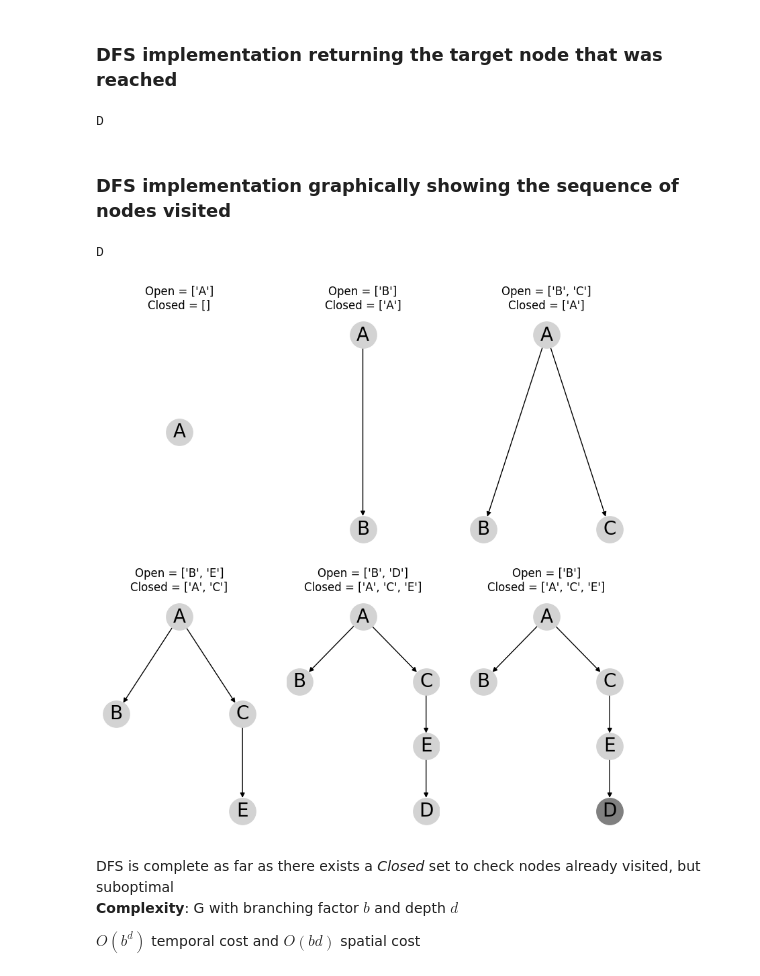
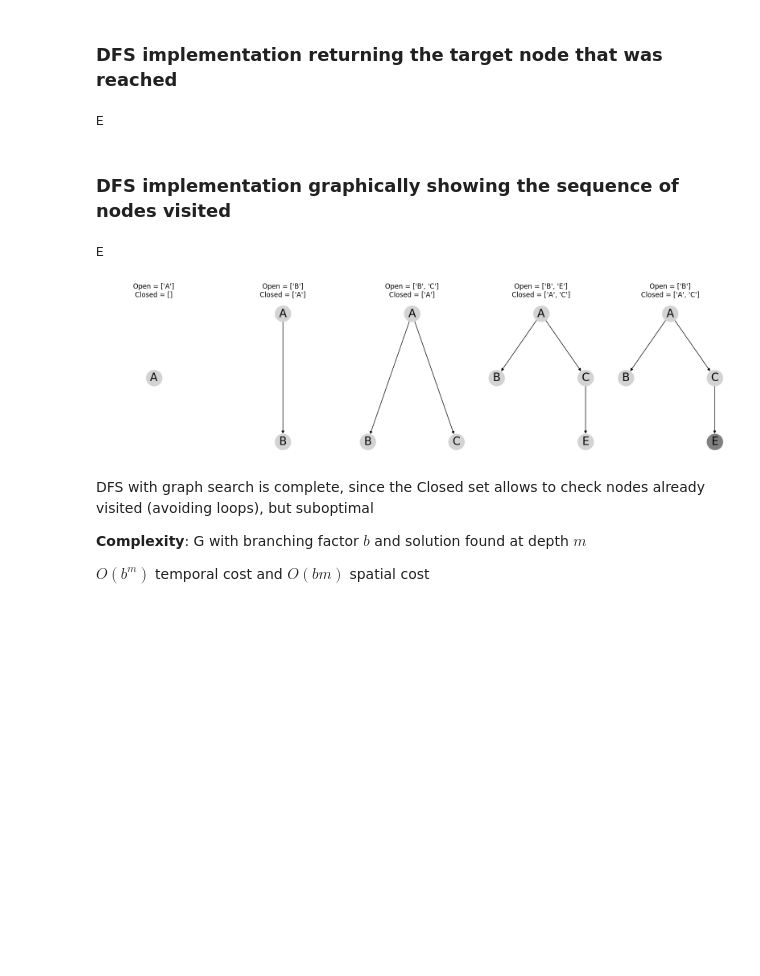
Before and after one commit to jorcisai/SIN, a Jupyter notebook: block1/search/dfs.ipynb, the cells around one changed output. Drawn from its saved outputs; the diff is of its cells as text; code cells hidden in the pictures; blank space fills up the shorter version.

Commit message:
Making clear that this version is graph search

```diff
--- a/block1/search/dfs.ipynb
+++ b/block1/search/dfs.ipynb
@@ -7,7 +7,7 @@ import networkx as nx
 #G={'A':['B','C'],'B':['D','E'],'C':['E'],'D':['E']}
 G={'A':['B','C'],'B':['A','D'],'C':['A','E'], 'D':['B','E'],'E':['C','D']}
 source='A'
-Target=['D']
+Target=['E']
 nxG=nx.DiGraph(G)
 pos_nodes = {'A': (20, 300), 'B': (10, 200), 'C': (30, 200), 'D': (10, 100), 'E': (30, 100)}
 #pos_nodes = nx.nx_agraph.pygraphviz_layout(nxG,prog='dot',root=source)
@@ -52,14 +51,14 @@ def dfs(G, source, Target):
 
 print(dfs(G,'A',Target))
 # %% [output]
-D
+E
 # %% [markdown]
 ### DFS implementation graphically showing the sequence of nodes visited
 # %%
 import matplotlib.pyplot as plt
 
-nrows=2; ncols=3
-fig, _ = plt.subplots(nrows=nrows, ncols=ncols, figsize=(10, 10))
+nrows=1; ncols=5
+fig, _ = plt.subplots(nrows=nrows, ncols=ncols, figsize=(20, 5))
 axes = iter(fig.axes)
 
 def draw_graph(DG, source, Open, Closed, target=[],):
@@ -69,37 +68,38 @@ def draw_graph(DG, source, Open, Closed, target=[],):
   pos_nodes = nx.nx_agraph.pygraphviz_layout(nxDG,prog='dot',root=source)
   nx.draw(nxDG,pos=pos_nodes, ax=ax, with_labels=True, node_color="lightgray", node_size=800, font_size=20)
   nx.draw_networkx_nodes(DG,pos=pos_nodes, nodelist=target, node_color='gray', node_size=800)
 
 # G is a graph represented as an adjancency list.
 # source is the label (string) of the source node
 # Target is the list of target nodes
 def dfs(G, source, Target):
   DG={source:[]}
   Open = [source]
   Closed = []
   draw_graph(DG, source, Open, Closed)
   while Open != []:
     node = Open.pop(-1)
     if node in Target:
       draw_graph(DG, source, Open, Closed, [node])
       return node
     Closed.append(node)
     Adj = DG[node]
     for child in G[node]:
       if child not in Closed:
         if child not in Open:
           Adj.append(child); DG[node]=Adj
           DG.update({child:[]})
           Open.append(child)
           draw_graph(DG, source, Open, Closed)
   return None
 
 print(dfs(G,'A',Target))
 # %% [output]
-D
+E
-[figure, old version]
+[figure, new version]
 # %% [markdown]
-DFS is complete as far as there exists a *Closed* set to check nodes already visited, but suboptimal
-**Complexity**: G with branching factor $b$ and depth $d$
+DFS with graph search is complete, since the Closed set allows to check nodes already visited (avoiding loops), but suboptimal
 
-  $O(b^d)$ temporal cost and $O(bd)$ spatial cost
+**Complexity**: G with branching factor $b$ and solution found at depth $m$
+
+  $O(b^m)$ temporal cost and $O(bm)$ spatial cost
```
Also changed, not shown: parts of 2 cells of this notebook.
